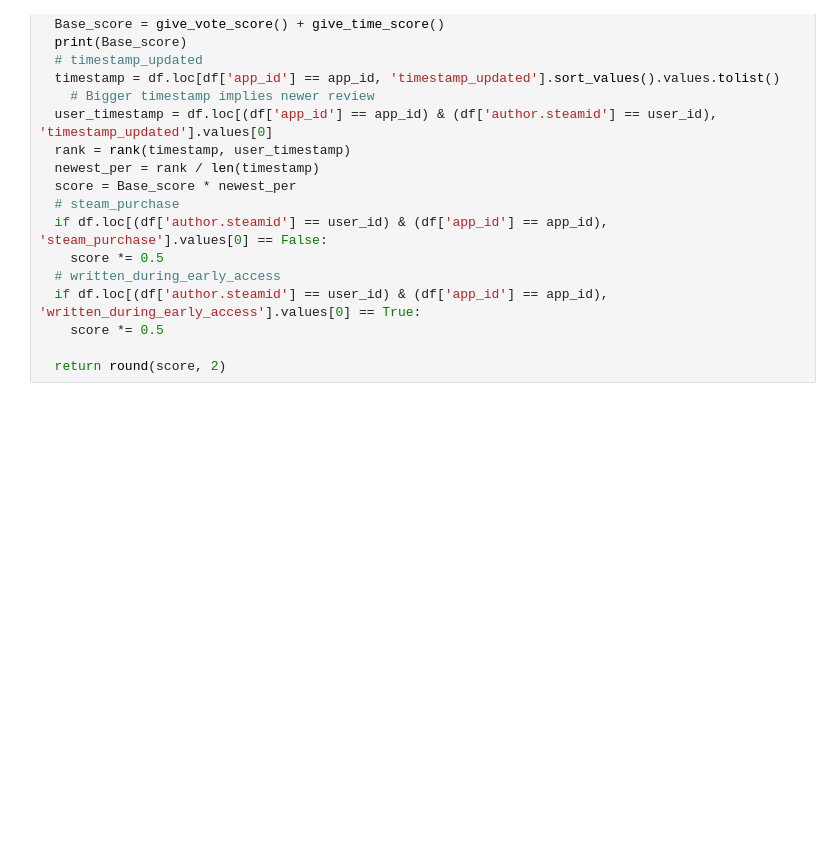
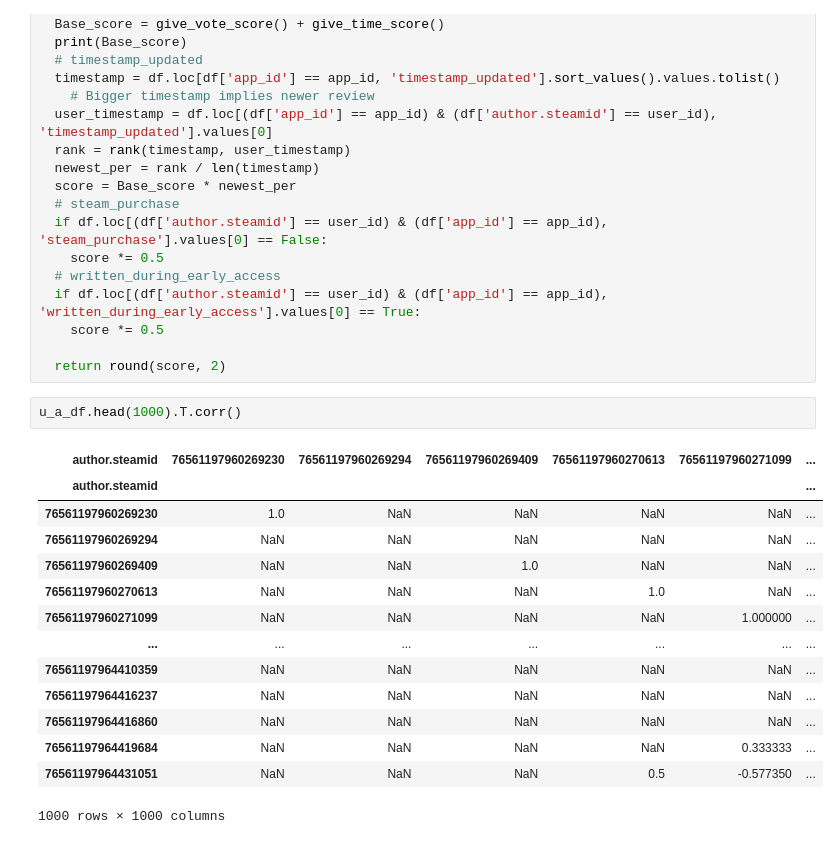
Before and after one commit to RobertDaiMelb/SteamGameRecommenderPrototype, a Jupyter notebook: CF.ipynb, the cells around one changed output. Drawn from its saved outputs; the diff is of its cells as text; blank space fills up the shorter version.

```diff
--- a/CF.ipynb
+++ b/CF.ipynb
@@ -172,3 +172,20 @@ def credibility(user_id, app_id, df):
     score *= 0.5
 
   return round(score, 2)
+# %%
+u_a_df.head(1000).T.corr()
+# %% [output]
+| author.steamid | 76561197960269230 | 76561197960269294 | 76561197960269409 | 76561197960270613 | 76561197960271099 | ... |
+| author.steamid |  |  |  |  |  | ... |
+| 76561197960269230 | 1.0 | NaN | NaN | NaN | NaN | ... |
+| 76561197960269294 | NaN | NaN | NaN | NaN | NaN | ... |
+| 76561197960269409 | NaN | NaN | 1.0 | NaN | NaN | ... |
+| 76561197960270613 | NaN | NaN | NaN | 1.0 | NaN | ... |
+| 76561197960271099 | NaN | NaN | NaN | NaN | 1.000000 | ... |
+| ... | ... | ... | ... | ... | ... | ... |
+| 76561197964410359 | NaN | NaN | NaN | NaN | NaN | ... |
+| 76561197964416237 | NaN | NaN | NaN | NaN | NaN | ... |
+| 76561197964416860 | NaN | NaN | NaN | NaN | NaN | ... |
+| 76561197964419684 | NaN | NaN | NaN | NaN | 0.333333 | ... |
+| 76561197964431051 | NaN | NaN | NaN | 0.5 | -0.577350 | ... |
+1000 rows × 1000 columns
```
Also changed, not shown: parts of 9 cells of this notebook.
